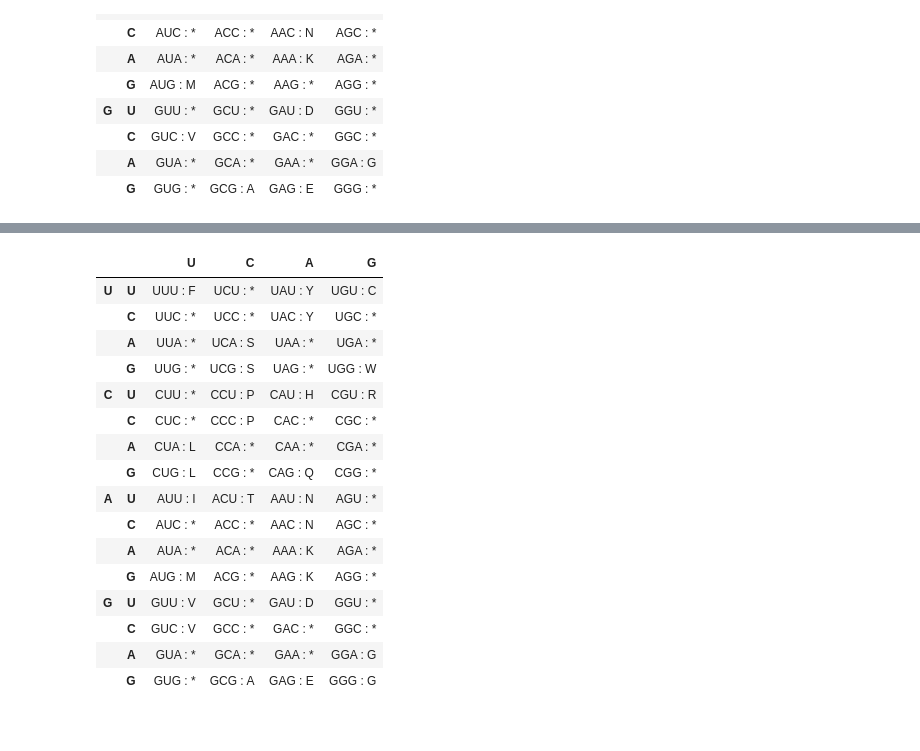
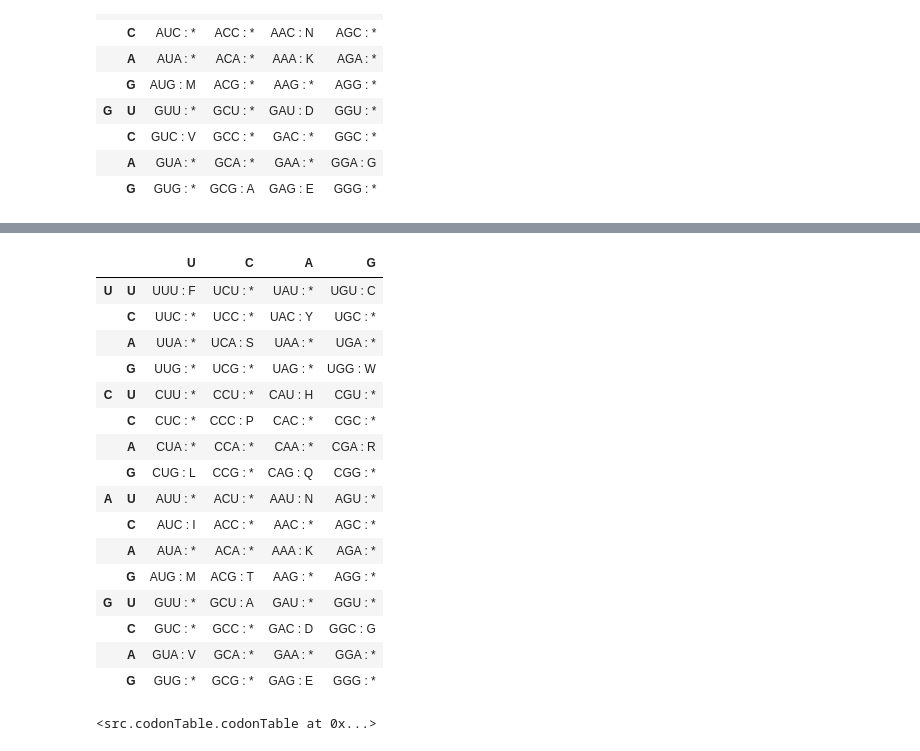
Before and after one commit to EndyLab/codon-tables, a Jupyter notebook: notebooks/Reductionist_tables.ipynb, the cells around one changed output, grey strips where cells are left out. Saved outputs shown, nothing was run; the diff lists cells and outputs as text; code cells hidden in the pictures.

```diff
--- a/notebooks/Reductionist_tables.ipynb
+++ b/notebooks/Reductionist_tables.ipynb
@@ -83,0 +251,32 @@ reductionist15Table = codonTable(reductionist15)
+# %%
+green20Table = codonTable(greenTable20)
+green19Table = codonTable(greenTable19)
+green18Table = codonTable(greenTable18)
+green17Table = codonTable(greenTable17)
+green16Table = codonTable(greenTable16)
+green15Table = codonTable(greenTable15)
+green14Table = codonTable(greenTable14)
+green13Table = codonTable(greenTable13)
+green12Table = codonTable(greenTable12)
+green11Table = codonTable(greenTable11)
+green10Table = codonTable(greenTable10)
+green9Table = codonTable(greenTable9)
+green8Table = codonTable(greenTable8)
+balanced20Table = codonTable(balanced20)
+balanced19Table = codonTable(balanced19)
+balanced18Table = codonTable(balanced18)
+balanced17Table = codonTable(balanced17)
+balanced16Table = codonTable(balanced16)
+balanced15Table = codonTable(balanced15)
+balanced14Table = codonTable(balanced14)
+abiotic20Table = codonTable(abiotic20)
+abiotic19Table = codonTable(abiotic19)
+abiotic18Table = codonTable(abiotic18)
+abiotic17Table = codonTable(abiotic17)
+abiotic16Table = codonTable(abiotic16)
+abiotic15Table = codonTable(abiotic15)
+abiotic14Table = codonTable(abiotic14)
+abiotic13Table = codonTable(abiotic13)
+abiotic12Table = codonTable(abiotic12)
+abiotic11Table = codonTable(abiotic11)
+abiotic10Table = codonTable(abiotic10)
@@ -682,23 +385,27 @@ promiscuousRed20Table.dictToTable()
 # %%
-promiscuousGreen20Table.dictToTable()
+balanced20Table.dictToTable()
 # %% [output]
 |  |  | U | C | A | G |
-| U | U | UUU : F | UCU : * | UAU : Y | UGU : C |
+| U | U | UUU : F | UCU : * | UAU : * | UGU : C |
 |  | C | UUC : * | UCC : * | UAC : Y | UGC : * |
 |  | A | UUA : * | UCA : S | UAA : * | UGA : * |
-|  | G | UUG : * | UCG : S | UAG : * | UGG : W |
-| C | U | CUU : * | CCU : P | CAU : H | CGU : R |
+|  | G | UUG : * | UCG : * | UAG : * | UGG : W |
+| C | U | CUU : * | CCU : * | CAU : H | CGU : * |
 |  | C | CUC : * | CCC : P | CAC : * | CGC : * |
-|  | A | CUA : L | CCA : * | CAA : * | CGA : * |
+|  | A | CUA : * | CCA : * | CAA : * | CGA : R |
 |  | G | CUG : L | CCG : * | CAG : Q | CGG : * |
-| A | U | AUU : I | ACU : T | AAU : N | AGU : * |
-|  | C | AUC : * | ACC : * | AAC : N | AGC : * |
+| A | U | AUU : * | ACU : * | AAU : N | AGU : * |
+|  | C | AUC : I | ACC : * | AAC : * | AGC : * |
 |  | A | AUA : * | ACA : * | AAA : K | AGA : * |
-|  | G | AUG : M | ACG : * | AAG : K | AGG : * |
-| G | U | GUU : V | GCU : * | GAU : D | GGU : * |
-|  | C | GUC : V | GCC : * | GAC : * | GGC : * |
-|  | A | GUA : * | GCA : * | GAA : * | GGA : G |
-|  | G | GUG : * | GCG : A | GAG : E | GGG : G |
+|  | G | AUG : M | ACG : T | AAG : * | AGG : * |
+| G | U | GUU : * | GCU : A | GAU : * | GGU : * |
+|  | C | GUC : * | GCC : * | GAC : D | GGC : G |
+|  | A | GUA : V | GCA : * | GAA : * | GGA : * |
+|  | G | GUG : * | GCG : * | GAG : E | GGG : * |
+# %%
+green20Table
+# %% [output]
+<src.codonTable.codonTable at 0x...>
 # %%
 path = '/home/jonathan/Lab/Fast Fail/res/Reductionist Code/'
 with open(path+'reductionist20.pickle', 'wb') as handle:
```
Also changed, not shown: parts of 35 cells of this notebook, 1 other file.
